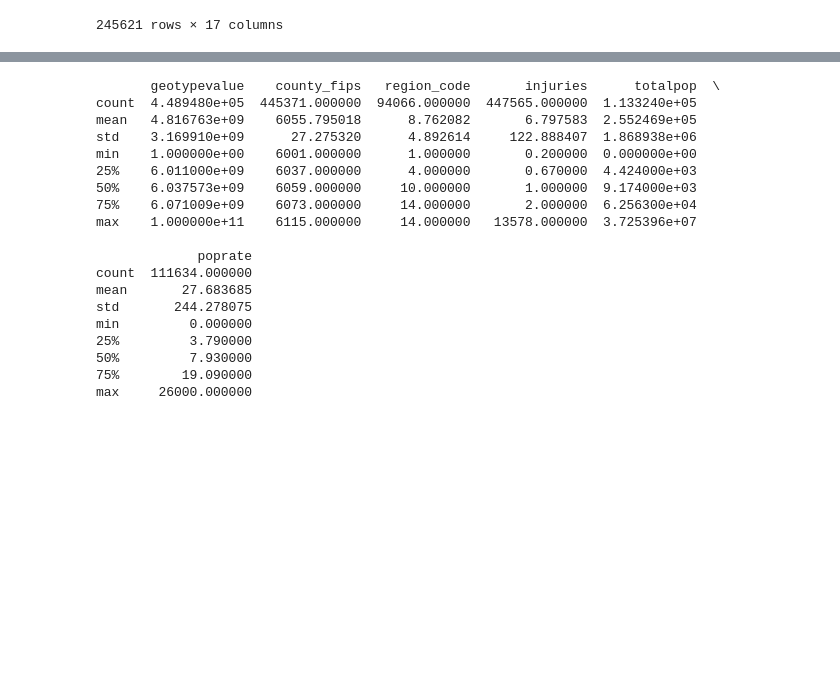
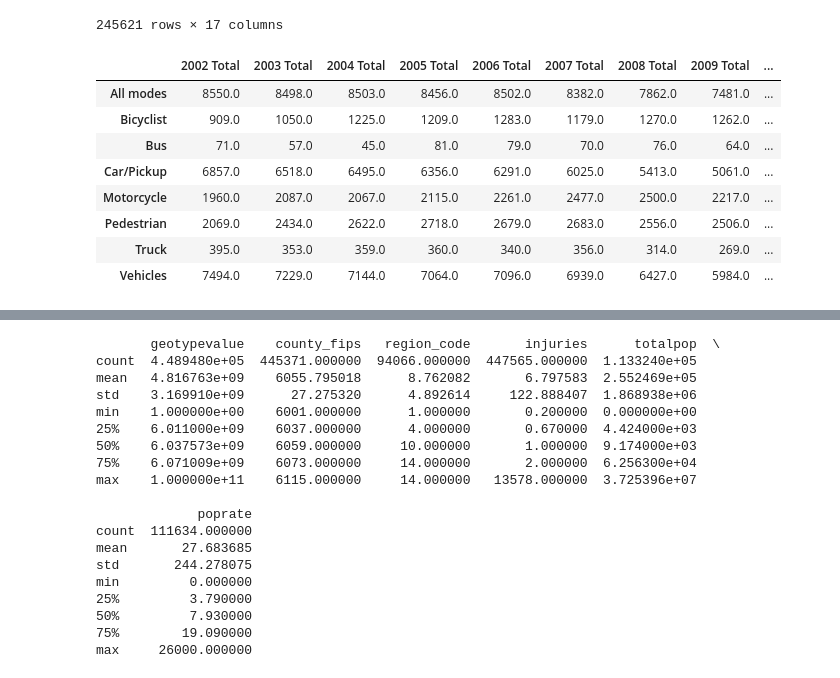
Before and after one commit to PadmaGuna/Project1, a Jupyter notebook: Project.ipynb, the cells around one changed output, grey strips where cells are left out. Saved outputs shown, nothing was run; the diff lists cells and outputs as text; code cells hidden in the pictures; blank space fills up the shorter version.

Commit message:
Adding mode collisions and injured/killed per year

```diff
--- a/Project.ipynb
+++ b/Project.ipynb
@@ -167,0 +164,69 @@ new_df
+# %%
+#separate the new_df by years
+collisions_2002 = new_df[new_df["reportyear"] == "2002"]
+collisions_2003 = new_df[new_df["reportyear"] == "2003"]
+collisions_2004 = new_df[new_df["reportyear"] == "2004"]
+collisions_2005 = new_df[new_df["reportyear"] == "2005"]
+collisions_2006 = new_df[new_df["reportyear"] == "2006"]
+collisions_2007 = new_df[new_df["reportyear"] == "2007"]
+collisions_2008 = new_df[new_df["reportyear"] == "2008"]
+collisions_2009 = new_df[new_df["reportyear"] == "2009"]
+collisions_2010 = new_df[new_df["reportyear"] == "2010"]
+# %%
+#Total collisions by type per year starting with 2002
+
+#specify columns to total
+specific_columns = ["All modes", "Bicyclist", "Bus", "Car/Pickup", "Motorcycle", "Pedestrian", "Truck", "Vehicles"]
+
+totals_2002 = collisions_2002[specific_columns].sum()
+totals_2002 = pd.DataFrame({"2002 Total":totals_2002})
+
+totals_2003 = collisions_2003[specific_columns].sum()
+totals_2003 = pd.DataFrame({"2003 Total":totals_2003})
+
+totals_2004 = collisions_2004[specific_columns].sum()
+totals_2004 = pd.DataFrame({"2004 Total":totals_2004})
+
+totals_2005 = collisions_2005[specific_columns].sum()
+totals_2005 = pd.DataFrame({"2005 Total":totals_2005})
+
+totals_2006 = collisions_2006[specific_columns].sum()
+totals_2006 = pd.DataFrame({"2006 Total":totals_2006})
+
+totals_2007 = collisions_2007[specific_columns].sum()
+totals_2007 = pd.DataFrame({"2007 Total":totals_2007})
+
+totals_2008 = collisions_2008[specific_columns].sum()
+totals_2008 = pd.DataFrame({"2008 Total":totals_2008})
+
+totals_2009 = collisions_2009[specific_columns].sum()
+totals_2009 = pd.DataFrame({"2009 Total":totals_2009})
+
+totals_2010 = collisions_2010[specific_columns].sum()
+totals_2010 = pd.DataFrame({"2010 Total":totals_2010})
+
+all_totals = new_df[specific_columns].sum()
+all_totals = pd.DataFrame({"Overall Total": all_totals})
+
+#Combine totals for each year into a single dataframe
+yearly_totals_mode = pd.merge(totals_2002, totals_2003, left_index=True, right_index=True)
+yearly_totals_mode = pd.merge(yearly_totals_mode, totals_2004, left_index=True, right_index=True)
+yearly_totals_mode = pd.merge(yearly_totals_mode, totals_2005, left_index=True, right_index=True)
+yearly_totals_mode = pd.merge(yearly_totals_mode, totals_2006, left_index=True, right_index=True)
+yearly_totals_mode = pd.merge(yearly_totals_mode, totals_2007, left_index=True, right_index=True)
+yearly_totals_mode = pd.merge(yearly_totals_mode, totals_2008, left_index=True, right_index=True)
+yearly_totals_mode = pd.merge(yearly_totals_mode, totals_2009, left_index=True, right_index=True)
+yearly_totals_mode = pd.merge(yearly_totals_mode, totals_2010, left_index=True, right_index=True)
+yearly_totals_mode = pd.merge(yearly_totals_mode, all_totals, left_index=True, right_index=True)
+
+yearly_totals_mode
+# %% [output]
+|  | 2002 Total | 2003 Total | 2004 Total | 2005 Total | 2006 Total | 2007 Total | 2008 Total | 2009 Total | ... |
+| All modes | 8550.0 | 8498.0 | 8503.0 | 8456.0 | 8502.0 | 8382.0 | 7862.0 | 7481.0 | ... |
+| Bicyclist | 909.0 | 1050.0 | 1225.0 | 1209.0 | 1283.0 | 1179.0 | 1270.0 | 1262.0 | ... |
+| Bus | 71.0 | 57.0 | 45.0 | 81.0 | 79.0 | 70.0 | 76.0 | 64.0 | ... |
+| Car/Pickup | 6857.0 | 6518.0 | 6495.0 | 6356.0 | 6291.0 | 6025.0 | 5413.0 | 5061.0 | ... |
+| Motorcycle | 1960.0 | 2087.0 | 2067.0 | 2115.0 | 2261.0 | 2477.0 | 2500.0 | 2217.0 | ... |
+| Pedestrian | 2069.0 | 2434.0 | 2622.0 | 2718.0 | 2679.0 | 2683.0 | 2556.0 | 2506.0 | ... |
+| Truck | 395.0 | 353.0 | 359.0 | 360.0 | 340.0 | 356.0 | 314.0 | 269.0 | ... |
+| Vehicles | 7494.0 | 7229.0 | 7144.0 | 7064.0 | 7096.0 | 6939.0 | 6427.0 | 5984.0 | ... |
```
Also changed, not shown: parts of 3 cells of this notebook.
